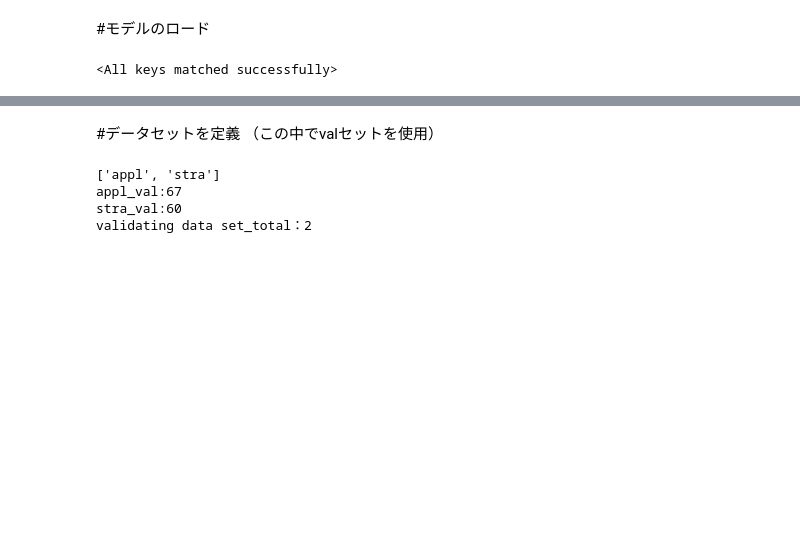
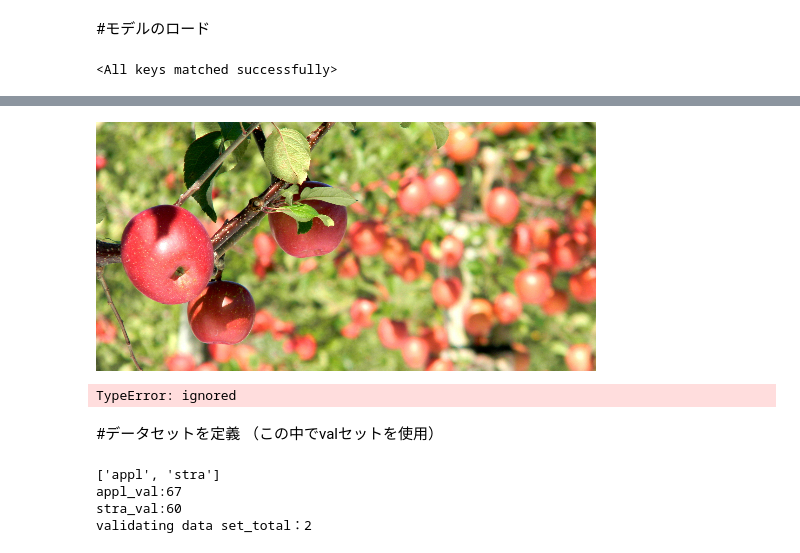
Before and after one commit to ykitaguchi77/AdvancedPytorch_Colab, a Jupyter notebook: Pytorch Applstra_予測結果を1つずつ表示.ipynb, the cells around one changed output, grey strips where cells are left out. Drawn from its saved outputs; the diff is of its cells as text; code cells hidden in the pictures; blank space fills up the shorter version.

```diff
--- a/Pytorch Applstra_予測結果を1つずつ表示.ipynb
+++ b/Pytorch Applstra_予測結果を1つずつ表示.ipynb
@@ -52,3 +78,38 @@ model_ft.load_state_dict(torch.load(PATH))
+# %%
+# image_pathの画像を表示する
+
+def image_show(image_path):
+    image=cv2.imread(image_path, cv2.IMREAD_UNCHANGED)
+    if image is None:
+        print("Not open:")
+    #cv2_imshow(image)
+    width2 = 500    #表示する横ピクセル数を記入
+    height2 = int(width2 * image.shape[0]/image.shape[1])
+    dst = cv2.resize(image, dsize=(width2, height2))
+
+    cv2_imshow(dst)
+
+
+def output(image_path):
+    image = cv2.imread(image_path, cv2.IMREAD_UNCHANGED)
+    transform = transforms.Compose([
+        transforms.Resize(256),
+        transforms.CenterCrop(224),
+        transforms.ToTensor(),
+        transforms.Normalize([0.485, 0.456, 0.406], [0.229, 0.224, 0.225])])
+    image = transform(image)
+    #image = image.view(1,3,224,224)
+    #print(image)
+    #output = model_ft()
+    #print(output)
+# %%
+image_path = '/content/drive/My Drive/Deep_learning/applstra/val/appl/P2019047.JPG'
+
+image_show(image_path)
+output(image_path)
+# %% [output]
+[figure, added]
+TypeError: ignored
 # %% [markdown]
 #データセットを定義
 （この中でvalセットを使用）
```
Also changed, not shown: parts of 3 cells of this notebook.
